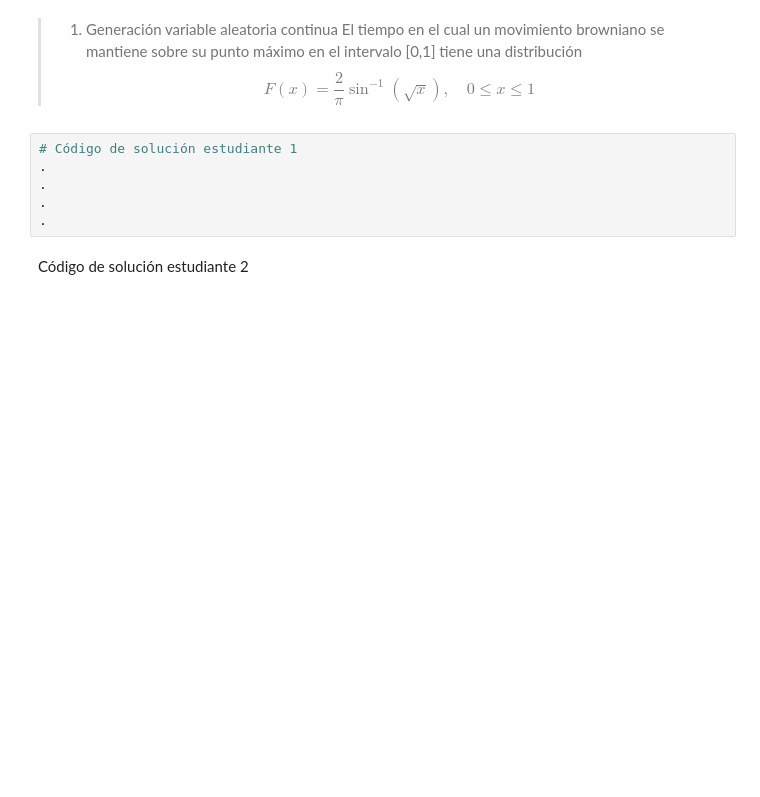
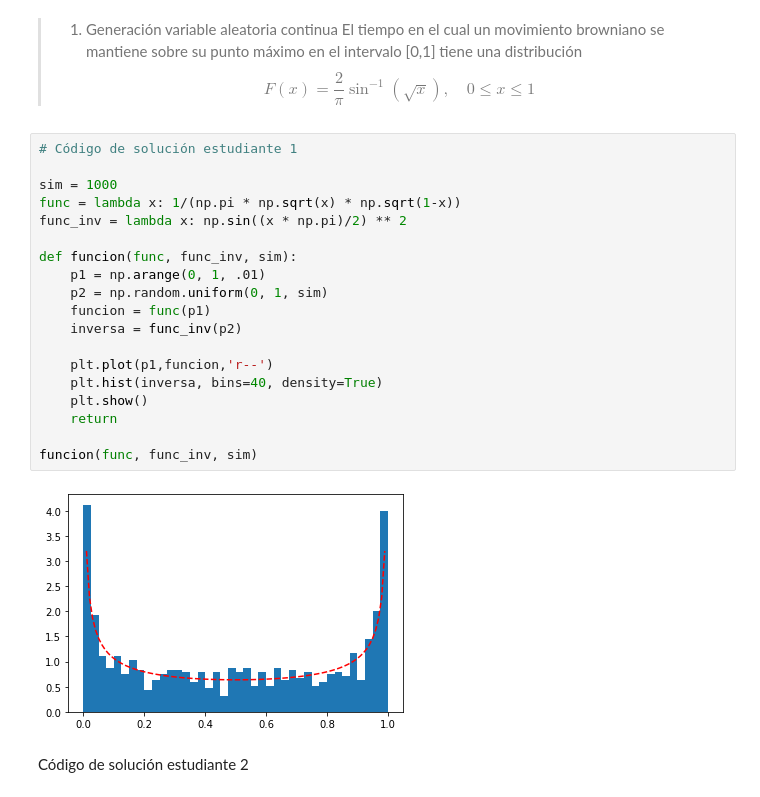
Before and after one commit to SebasGlez2000/Tarea5_JSGonzalez_MVDorantes, a Jupyter notebook: Tarea5.ipynb, the cells around one changed output. Cells and saved outputs as stored; diff of their text form; blank space fills up the shorter version.

```diff
--- a/Tarea5.ipynb
+++ b/Tarea5.ipynb
@@ -29,12 +29,27 @@ import matplotlib.pyplot as plt
 > 1. Generación variable aleatoria continua
 >El tiempo en el cual un movimiento browniano se mantiene sobre su punto máximo en el intervalo [0,1] tiene una distribución
 >$$F(x)=\frac{2}{\pi}\sin^{-1}(\sqrt x),\quad 0\leq x\leq 1$$ </font>
-# %%
-# Código de solución estudiante 1
-.
-.
-.
-.
+# %%
+# Código de solución estudiante 1
+
+sim = 1000
+func = lambda x: 1/(np.pi * np.sqrt(x) * np.sqrt(1-x))
+func_inv = lambda x: np.sin((x * np.pi)/2) ** 2
+
+def funcion(func, func_inv, sim):
+    p1 = np.arange(0, 1, .01)
+    p2 = np.random.uniform(0, 1, sim)
+    funcion = func(p1)
+    inversa = func_inv(p2)
+
+    plt.plot(p1,funcion,'r--')
+    plt.hist(inversa, bins=40, density=True)
+    plt.show()
+    return
+
+funcion(func, func_inv, sim)
+# %% [output]
+[figure, added]
 # %% [markdown]
 Código de solución estudiante 2
 # %%
```
Also changed, not shown: parts of 5 cells of this notebook.
